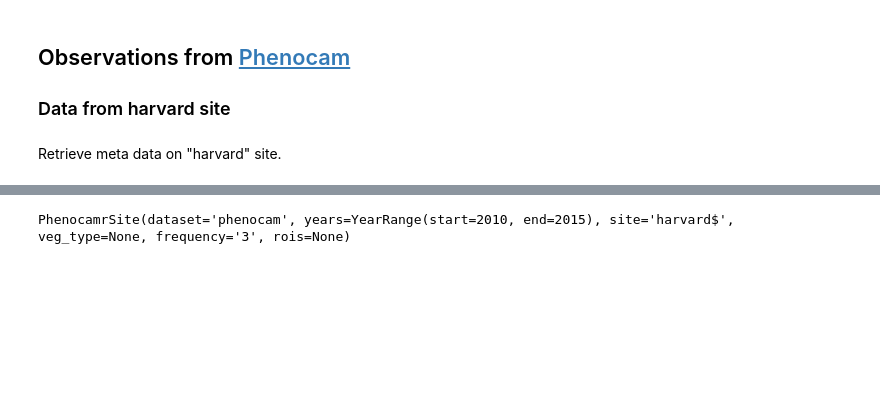
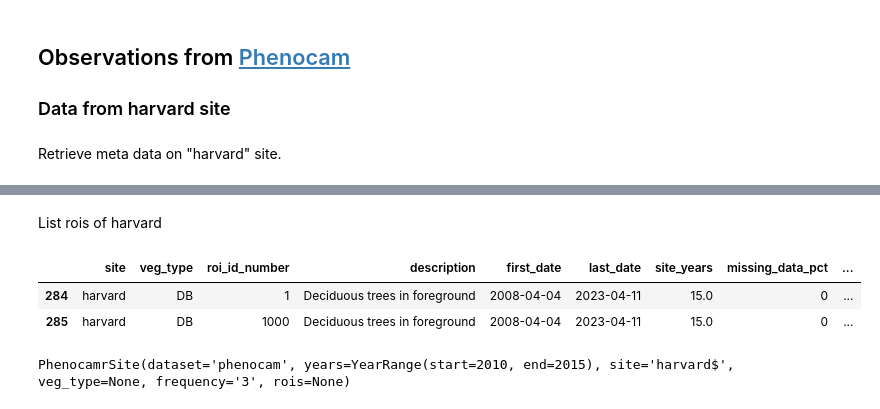
Before and after one commit to phenology/springtime, a Jupyter notebook: docs/notebooks/datasets_phenocam.ipynb, the cells around one changed output, grey strips where cells are left out. Drawn from its saved outputs; the diff is of its cells as text; code cells hidden in the pictures; blank space fills up the shorter version.

```diff
--- a/docs/notebooks/datasets_phenocam.ipynb
+++ b/docs/notebooks/datasets_phenocam.ipynb
@@ -16,3 +16,12 @@ sites[sites.site == "harvard"]
+# %% [markdown]
+List rois of harvard
+# %%
+rois = list_rois()
+rois[rois.site == "harvard"]
+# %% [output]
+|  | site | veg_type | roi_id_number | description | first_date | last_date | site_years | missing_data_pct | ... |
+| 284 | harvard | DB | 1 | Deciduous trees in foreground | 2008-04-04 | 2023-04-11 | 15.0 | 0 | ... |
+| 285 | harvard | DB | 1000 | Deciduous trees in foreground | 2008-04-04 | 2023-04-11 | 15.0 | 0 | ... |
 # %%
 # Use $ in site name to get an exact match
 dataset = PhenocamrSite(site='harvard$', years=(2010,2015))
```
Also changed, not shown: parts of 8 cells of this notebook, 11 other files.
